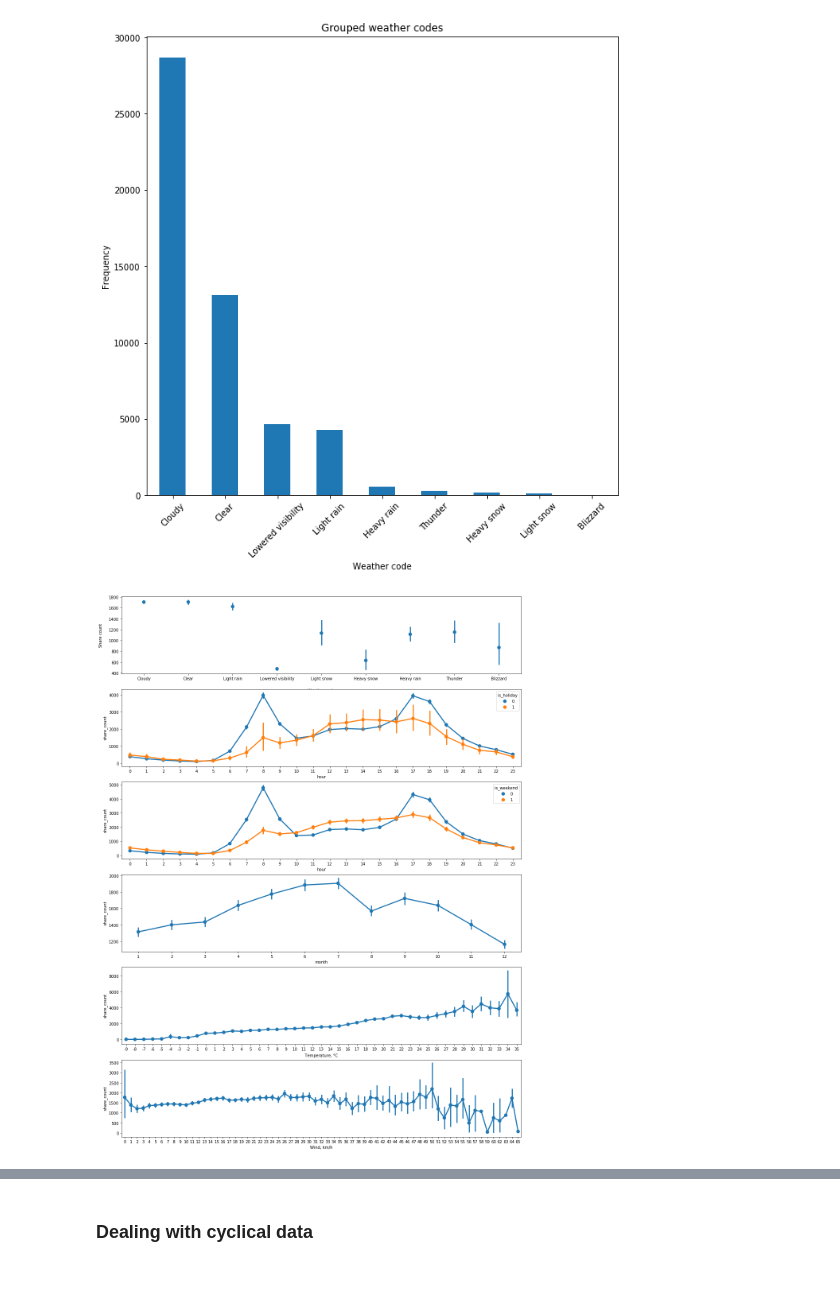
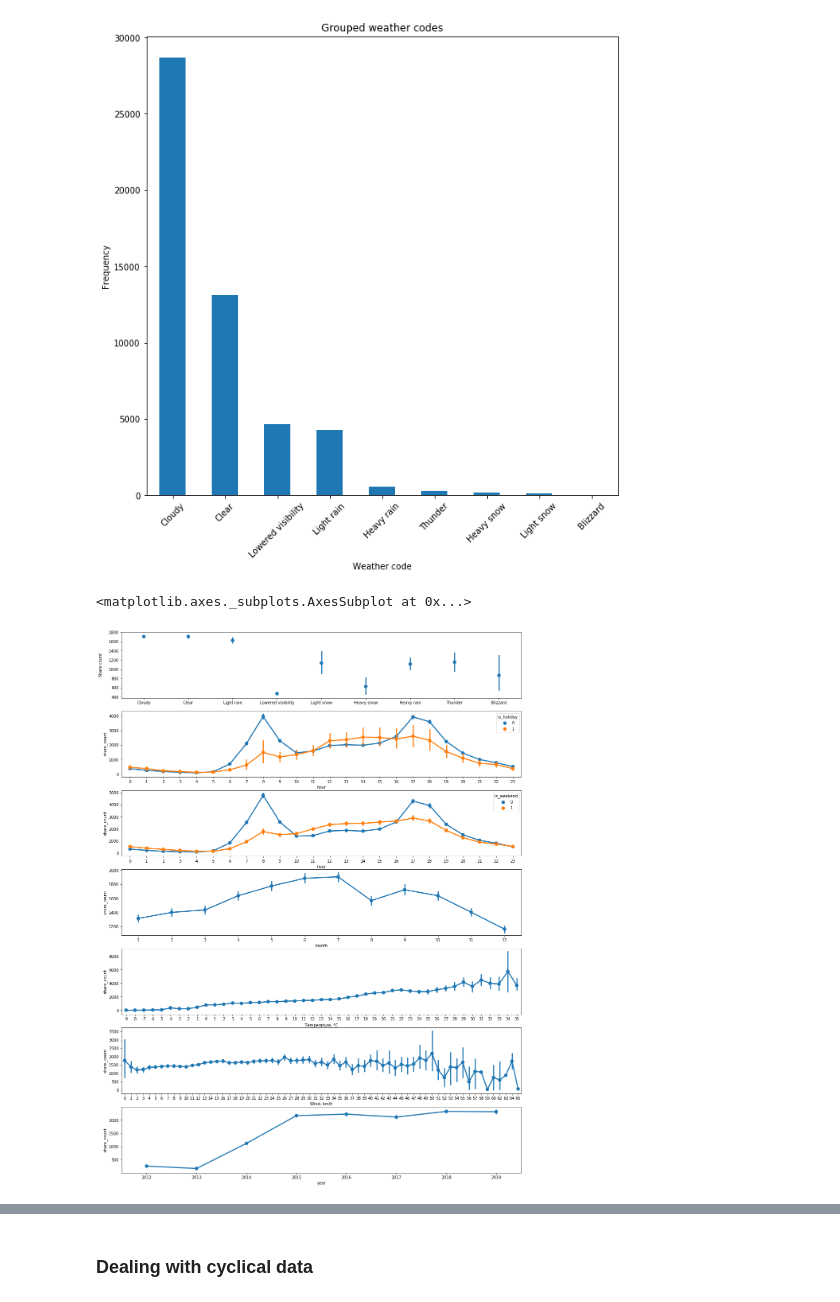
Before and after one commit to Krismix1/data-science-mandatory-2, a Jupyter notebook: model2.ipynb, the cells around one changed output, grey strips where cells are left out. Cells and saved outputs as stored; diff of their text form; code cells hidden in the pictures.

```diff
--- a/model2.ipynb
+++ b/model2.ipynb
@@ -356,23 +364,28 @@ _ = ax.set_xticklabels(ax.get_xticklabels(), rotation=45)
 # %% [output]
 [figure]
 # %%
-fig,(ax1, ax2, ax3, ax4, ax5, ax6)= plt.subplots(nrows=6)
+fig,(ax1, ax2, ax3, ax4, ax5, ax6, ax7)= plt.subplots(nrows=7)
 fig.set_size_inches(fig_size)
 
 sns.pointplot(data=shares_extra_attribs, x='weatherCode', y='share_count', ax=ax1, join=False)
 sns.pointplot(data=shares_extra_attribs, x='hour', y='share_count', hue='is_holiday', ax=ax2)
 sns.pointplot(data=shares_extra_attribs, x='hour', y='share_count', hue='is_weekend', ax=ax3)
 sns.pointplot(data=shares_extra_attribs, x='month', y='share_count', ax=ax4)
 temp_int = shares_extra_attribs.copy()
 temp_int['temperature'] = temp_int['temperature'].map(int)
 temp_int['wind'] = temp_int['wind'].map(int)
 sns.pointplot(data=temp_int, x='temperature', y='share_count', ax=ax5)
 ax5.set_xlabel(r'Temperature, $\degree$C')
 sns.pointplot(data=temp_int, x='wind', y='share_count', ax=ax6)
 ax6.set_xlabel('Wind, km/h')
 ax1.set_xlabel('Weather code', labelpad=20)
 _ = ax1.set_ylabel('Share count', labelpad=15)
+
+temp_year = shares_extra_attribs.copy()
+temp_year['year'] = temp_year['Start Date'].map(lambda x: x.year)
+sns.pointplot(data=temp_year, x='year', y='share_count', ax=ax7)
 # %% [output]
+<matplotlib.axes._subplots.AxesSubplot at 0x...>
-[figure, old version]
+[figure, new version]
 # %%
 fig, ax= plt.subplots(nrows=1)
```
Also changed, not shown: parts of 4 cells of this notebook.
